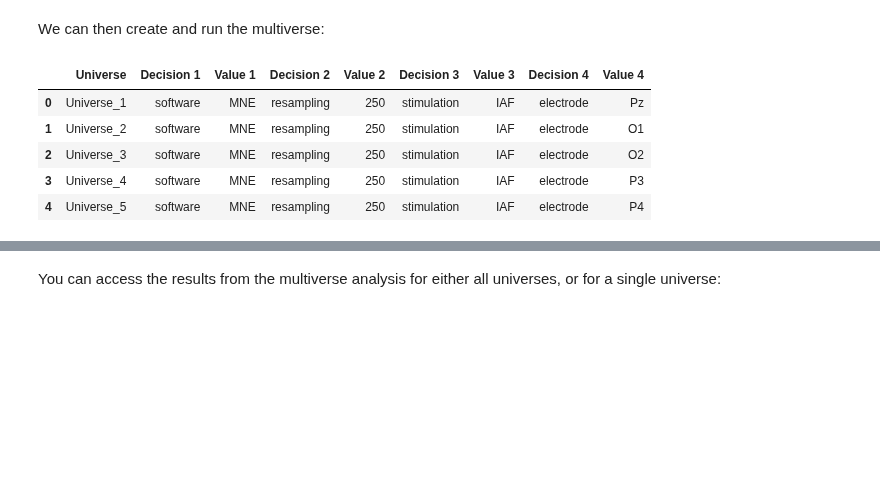
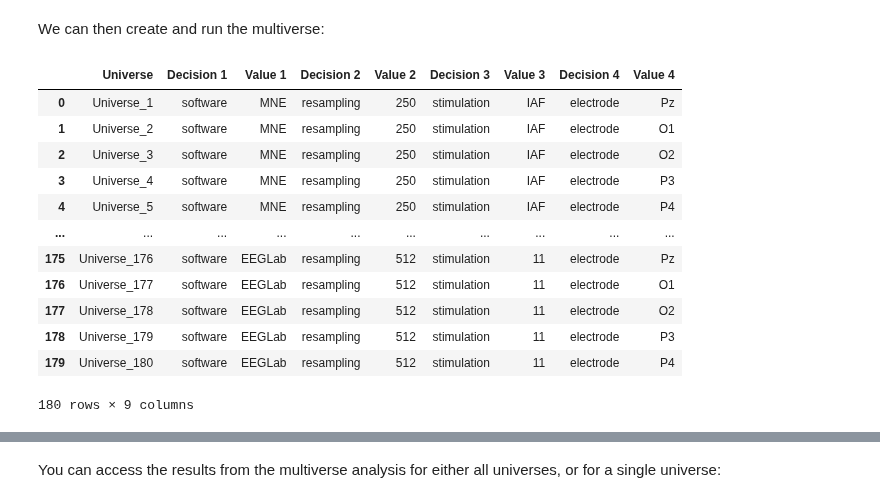
Before and after one commit to mibur1/comet, a Jupyter notebook: tutorials/example_mv_eeg_sim.ipynb, the cells around one changed output, grey strips where cells are left out. Cells and saved outputs as stored; diff of their text form; code cells hidden in the pictures; blank space fills up the shorter version.

```diff
--- a/tutorials/example_mv_eeg_sim.ipynb
+++ b/tutorials/example_mv_eeg_sim.ipynb
@@ -39,17 +39,24 @@ def analysis_template():
 # %% [markdown]
 We can then create and run the multiverse:
 # %%
-multiverse = Multiverse(name="example_mv_eeg_sim")
-multiverse.create(analysis_template, forking_paths)
-multiverse.summary();
-#multiverse.run(parallel=10)
+mverse = Multiverse(name="example_mv_eeg_sim")
+mverse.create(analysis_template, forking_paths)
+mverse.summary()
+#mverse.run(parallel=10)
 # %% [output]
 |  | Universe | Decision 1 | Value 1 | Decision 2 | Value 2 | Decision 3 | Value 3 | Decision 4 | Value 4 |
 | 0 | Universe_1 | software | MNE | resampling | 250 | stimulation | IAF | electrode | Pz |
 | 1 | Universe_2 | software | MNE | resampling | 250 | stimulation | IAF | electrode | O1 |
 | 2 | Universe_3 | software | MNE | resampling | 250 | stimulation | IAF | electrode | O2 |
 | 3 | Universe_4 | software | MNE | resampling | 250 | stimulation | IAF | electrode | P3 |
 | 4 | Universe_5 | software | MNE | resampling | 250 | stimulation | IAF | electrode | P4 |
+| ... | ... | ... | ... | ... | ... | ... | ... | ... | ... |
+| 175 | Universe_176 | software | EEGLab | resampling | 512 | stimulation | 11 | electrode | Pz |
+| 176 | Universe_177 | software | EEGLab | resampling | 512 | stimulation | 11 | electrode | O1 |
+| 177 | Universe_178 | software | EEGLab | resampling | 512 | stimulation | 11 | electrode | O2 |
+| 178 | Universe_179 | software | EEGLab | resampling | 512 | stimulation | 11 | electrode | P3 |
+| 179 | Universe_180 | software | EEGLab | resampling | 512 | stimulation | 11 | electrode | P4 |
+180 rows × 9 columns
 # %%
 from matplotlib import pyplot as plt
 
```
Also changed, not shown: parts of 5 cells of this notebook, 20 other files.
